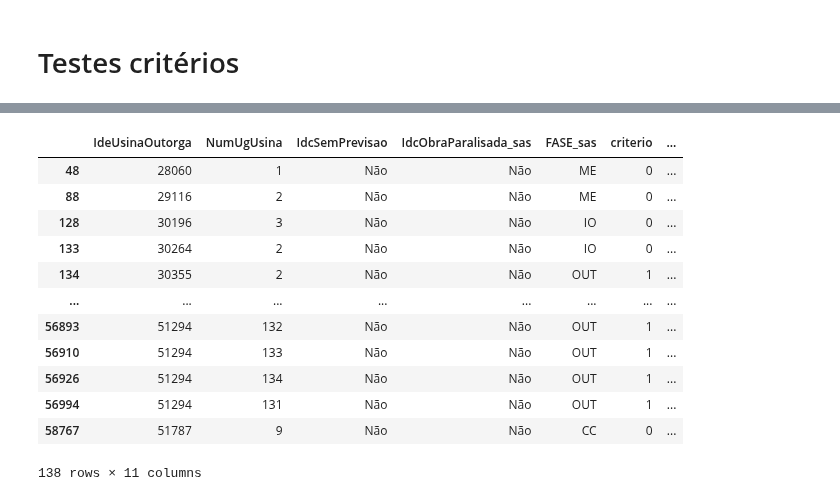
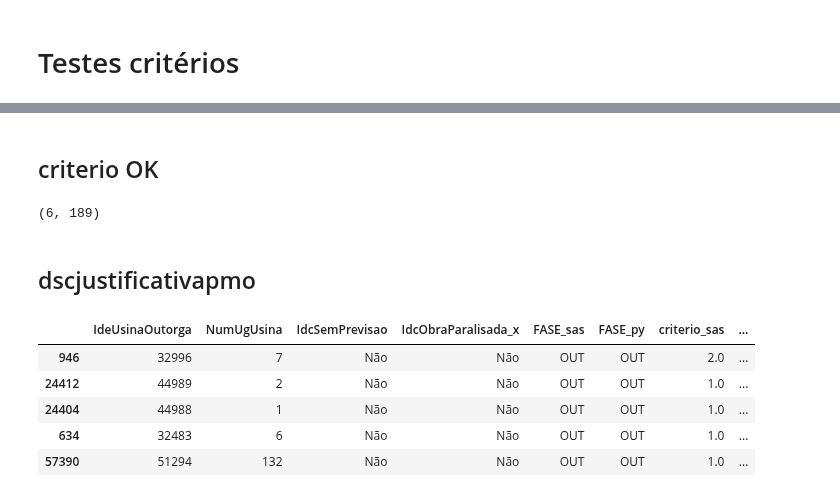
Before and after one commit to Vinicius667/Previsor, a Jupyter notebook: App/Previsor_teste2.ipynb, the cells around one changed output, grey strips where cells are left out. Saved outputs shown, nothing was run; the diff lists cells and outputs as text; code cells hidden in the pictures.

```diff
--- a/App/Previsor_teste2.ipynb
+++ b/App/Previsor_teste2.ipynb
@@ -428,8 +430,8 @@ criterios_da_previsao.loc[(criterios_da_previsao['criterio'] == 6),'regrapmo'] =
 ################################ dscjustificativapmo ################################
 list_condicoes = [
     (criterios_da_previsao['IdcSemPrevisao'] == "Sim"),
-    (criterios_da_previsao['criterio'] == 0) & (criterios_da_previsao['FASE'] != "OT") & ( criterios_da_previsao['Previsao_OC'] > criterios_da_previsao['DatPrevistaComercial']),
-    (criterios_da_previsao['criterio'] == 0) & (criterios_da_previsao['FASE'] != "OT") & ( criterios_da_previsao['Previsao_OC'] < criterios_da_previsao['DatPrevistaComercial']),
+    (criterios_da_previsao['criterio'] == 0) & (criterios_da_previsao['FASE'] != "OT"), #& ( criterios_da_previsao['Previsao_OC'] > criterios_da_previsao['DatPrevistaComercial']),
+    (criterios_da_previsao['criterio'] == 0) & (criterios_da_previsao['FASE'] != "OT"), #& ( criterios_da_previsao['Previsao_OC'] < criterios_da_previsao['DatPrevistaComercial']),
     (criterios_da_previsao['criterio'] == 0) & (criterios_da_previsao['FASE'] == "OT"),
     (criterios_da_previsao['criterio'] == 0) & (criterios_da_previsao['FASE'] == "OT") & (criterios_da_previsao['flagOPTeste30dias'] == 1),
     ( (criterios_da_previsao['criterio'] == 8)) & ( criterios_da_previsao['DatPrevistaComercial'] > criterios_da_previsao['Dat_OC_obrigacao']),
@@ -660,3 +656,22 @@ criterios_da_previsao["PY"] = True
+# %%
+#criterios_da_previsao_sas = pd.read_excel("./WORK_Criteriosdaprevisao.xlsx")
+#save_pickle(criterios_da_previsao_sas,'./criterios_da_previsao_sas.pickle')
+#criterios_da_previsao_2_sas = pd.read_excel("./WORK_Criteriosdaprevisao2.xlsx")
+#save_pickle(criterios_da_previsao_2_sas,'./criterios_da_previsao_2_sas.pickle')
+#tabela_criterio_sas = pd.read_excel("./WORK_TABELCRITERIO.xlsx")
+#save_pickle(tabela_criterio_sas,'./tabela_criterio_sas.pickle')
+
+criterios_da_previsao_sas = load_pickle('./criterios_da_previsao_sas.pickle')
+tabela_criterio_sas = load_pickle('./tabela_criterio_sas.pickle')
+criterios_da_previsao_sas = pd.merge(criterios_da_previsao_sas,tabela_criterio_sas,on="IdeUsinaOutorga")
+
+
+criterios_da_previsao_sas['SAS'] = True
+criterios_da_previsao_sas.CalculoPrevisorOC_mx = criterios_da_previsao_sas.CalculoPrevisorOC_mx.dt.normalize()
+criterios_da_previsao["PY"] = True
+# %%
+criterios_da_previsao_sas.DscJustificativaPMO = criterios_da_previsao_sas.DscJustificativaPMO.str.replace('_x0020_',' ')
+criterios_da_previsao_sas.DscJustificativaPMO = criterios_da_previsao_sas.DscJustificativaPMO.str.replace('_x002F_','/')
 # %%
 merge = pd.merge(criterios_da_previsao,criterios_da_previsao_sas,on=['IdeUsinaOutorga','NumUgUsina'],suffixes=('_py','_sas'),how='outer')
 merge['OC_diff'] = merge.Previsao_OC - merge.CalculoPrevisorOC_mx
@@ -725,19 +703,21 @@ Timedelta('922 days 00:00:00')
+# %% [markdown]
+## criterio OK
+# %%
+# Check
+merge[merge.criterio_sas != merge.criterio_py].shape
+# %% [output]
+(6, 189)
+# %% [markdown]
+## dscjustificativapmo
 # %%
-merge[merge.DscJustificativaPMO  != merge.dscjustificativapmo ][['IdeUsinaOutorga','NumUgUsina'] +['IdcSemPrevisao','IdcObraParalisada_sas','FASE_sas','criterio','DatPrevistaComercial','Previsao_OC','CalculoPrevisorOC_mx','DscJustificativaPMO','dscjustificativapmo']]
+merge[merge.DscJustificativaPMO  != merge.dscjustificativapmo][['IdeUsinaOutorga','NumUgUsina'] +['IdcSemPrevisao','IdcObraParalisada_x','FASE_sas','FASE_py','criterio_sas','criterio_py','DatPrevistaComercial','Previsao_OC','CalculoPrevisorOC_mx','DscJustificativaPMO','DatPrevistaComercial','dscjustificativapmo']].sample(5)
 # %% [output]
-|  | IdeUsinaOutorga | NumUgUsina | IdcSemPrevisao | IdcObraParalisada_sas | FASE_sas | criterio | ... |
-| 48 | 28060 | 1 | Não | Não | ME | 0 | ... |
-| 88 | 29116 | 2 | Não | Não | ME | 0 | ... |
-| 128 | 30196 | 3 | Não | Não | IO | 0 | ... |
-| 133 | 30264 | 2 | Não | Não | IO | 0 | ... |
-| 134 | 30355 | 2 | Não | Não | OUT | 1 | ... |
-| ... | ... | ... | ... | ... | ... | ... | ... |
-| 56893 | 51294 | 132 | Não | Não | OUT | 1 | ... |
-| 56910 | 51294 | 133 | Não | Não | OUT | 1 | ... |
-| 56926 | 51294 | 134 | Não | Não | OUT | 1 | ... |
-| 56994 | 51294 | 131 | Não | Não | OUT | 1 | ... |
-| 58767 | 51787 | 9 | Não | Não | CC | 0 | ... |
+|  | IdeUsinaOutorga | NumUgUsina | IdcSemPrevisao | IdcObraParalisada_x | FASE_sas | FASE_py | criterio_sas | ... |
+| 946 | 32996 | 7 | Não | Não | OUT | OUT | 2.0 | ... |
+| 24412 | 44989 | 2 | Não | Não | OUT | OUT | 1.0 | ... |
+| 24404 | 44988 | 1 | Não | Não | OUT | OUT | 1.0 | ... |
+| 634 | 32483 | 6 | Não | Não | OUT | OUT | 1.0 | ... |
+| 57390 | 51294 | 132 | Não | Não | OUT | OUT | 1.0 | ... |
-138 rows × 11 columns
 # %%
 cols = ["DatUGInicioOpComerOutorgado","IdcMonitorada","IdeUsinaOutorga","DatLiberacaoSFGTeste","DatInicioOpTesteOutorgada"]
 monitoramentoug = pd.read_parquet(os.path.join(directory,"vmonitoramentoug.gzip"))[cols]
```
Also changed, not shown: parts of 18 cells of this notebook, 5 other files.
